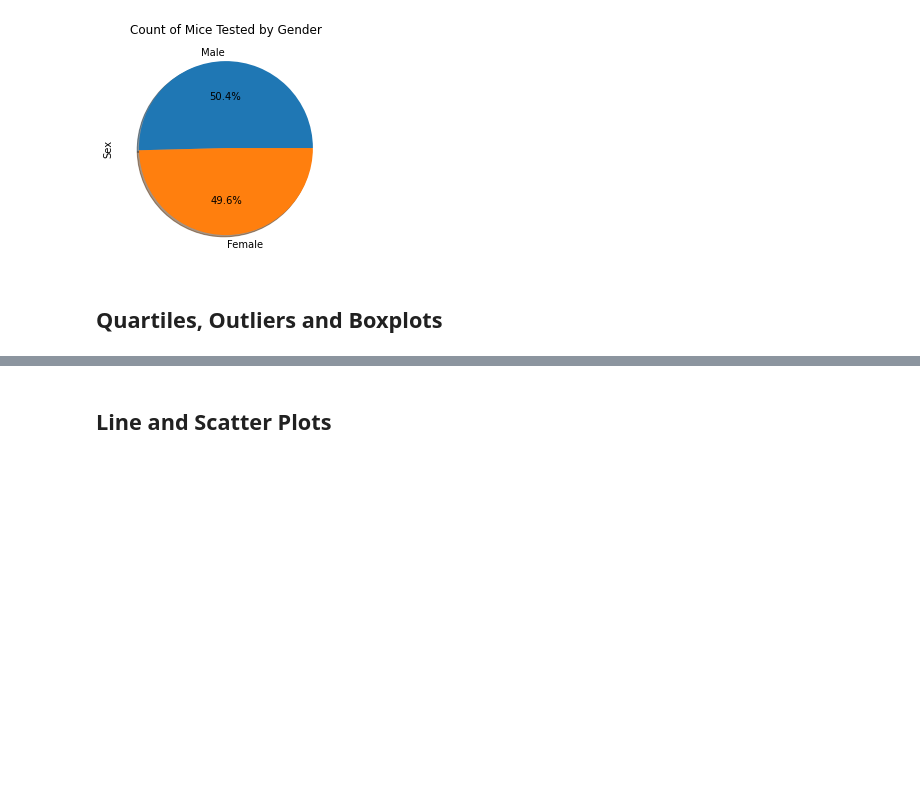
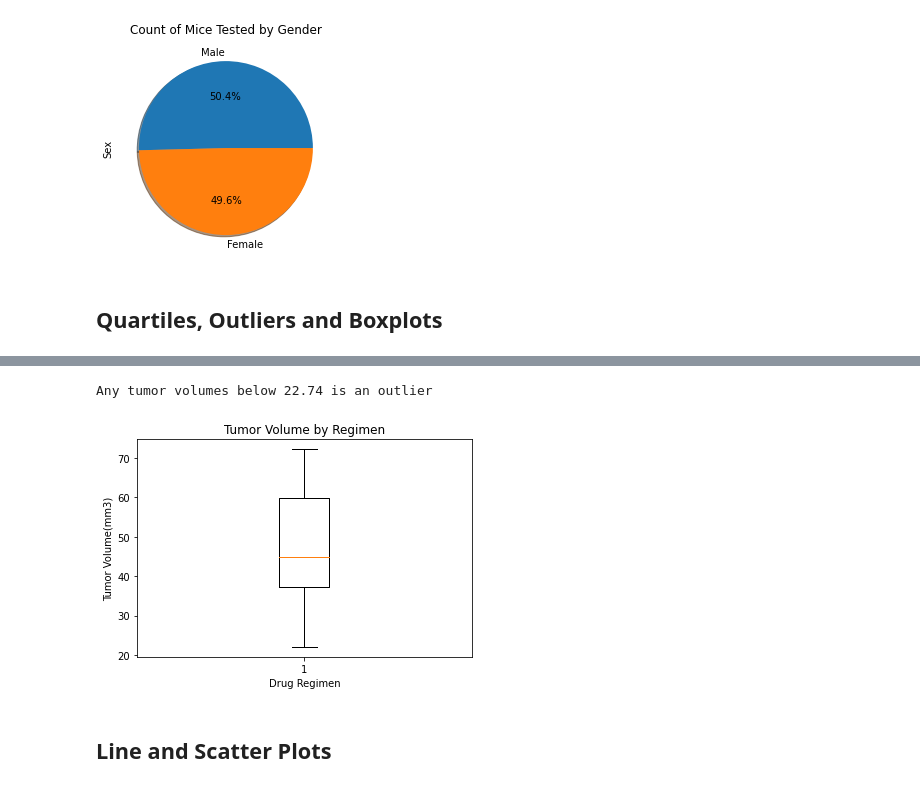
Before and after one commit to Leonardo-Urrutia/matplotlib-challenge, a Jupyter notebook: pymaceuticals.ipynb, the cells around one changed output, grey strips where cells are left out. Drawn from its saved outputs; the diff is of its cells as text; code cells hidden in the pictures; blank space fills up the shorter version.

```diff
--- a/pymaceuticals.ipynb
+++ b/pymaceuticals.ipynb
@@ -232,2 +285,20 @@ TypeError: object of type 'NoneType' has no len()
+# %%
+# Generate a box plot of the final tumor volume of each mouse across four regimens of interest
+tumorVolumeList = finalVolume["Tumor Volume (mm3)"]
+fourRegimentList = finalVolume["Drug Regimen"]
+fig1, ax1 = plt.subplots()
+ax1.boxplot(tumorVolumeList)
+plt.title("Tumor Volume by Regimen")
+plt.ylabel("Tumor Volume(mm3)")
+plt.xlabel("Drug Regimen")
+
+quartiles = tumorVolumeList.quantile([.25,.5,.75])
+lowerq = quartiles[0.25]
+upperq = quartiles[0.75]
+iqr = round(upperq-lowerq, 2)
+print(f"Any tumor volumes below {iqr} is an outlier")
+# %% [output]
+Any tumor volumes below 22.74 is an outlier
+[figure, added]
 # %% [markdown]
 ## Line and Scatter Plots
```
Also changed, not shown: parts of 16 cells of this notebook.
